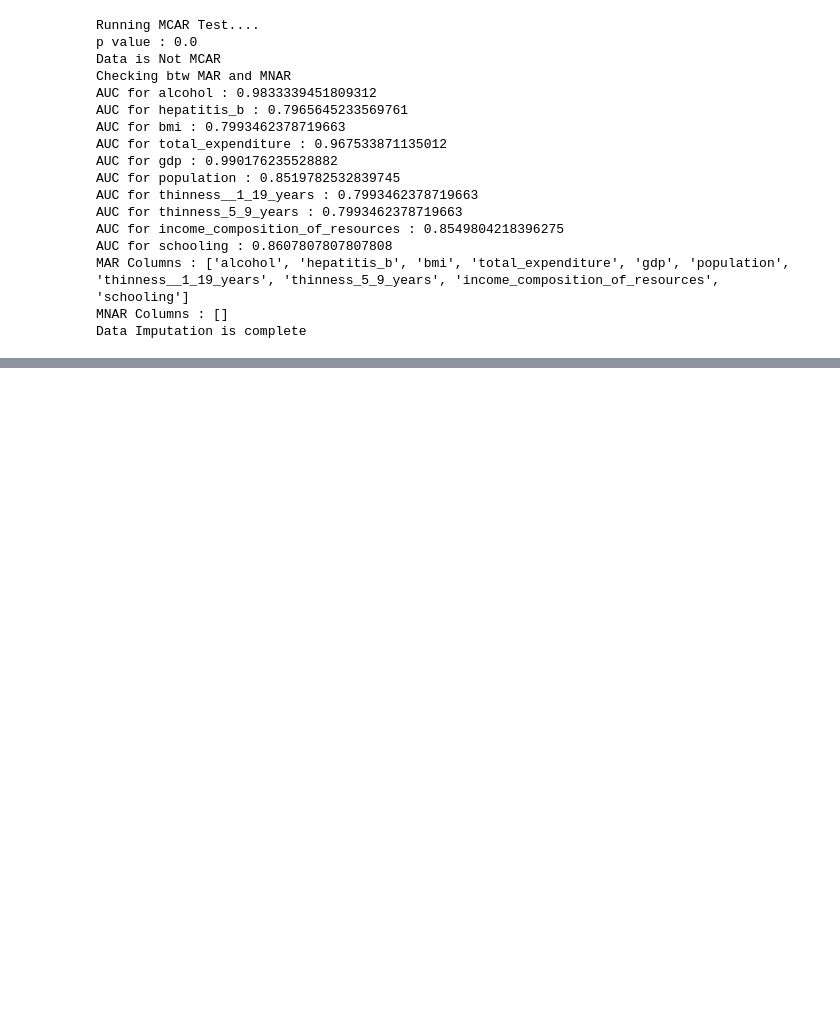
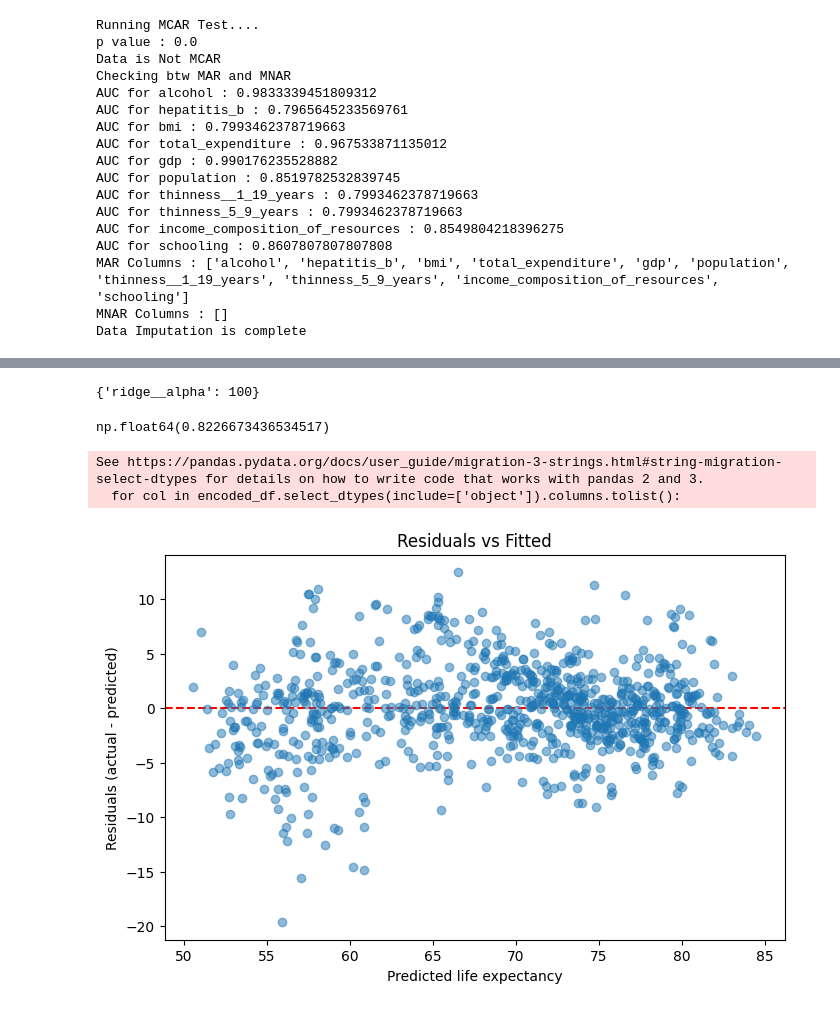
Before and after one commit to KevalSolanki77/My-ML-journey, a Jupyter notebook: Day-16-Ridge-Regressor/MyRidgeReg.ipynb, the cells around one changed output, grey strips where cells are left out. Drawn from its saved outputs; the diff is of its cells as text; code cells hidden in the pictures; blank space fills up the shorter version.

Commit message:
Done Building the pipeline

```diff
--- a/Day-16-Ridge-Regressor/MyRidgeReg.ipynb
+++ b/Day-16-Ridge-Regressor/MyRidgeReg.ipynb
@@ -259,0 +467,14 @@ vif
+# %%
+final_model = Pipeline(steps = [
+    ('imputation', imputer),
+    ("engineering", FeatureEngineer()),
+    ('transformer', transformer),
+    ('ridge', Ridge(alpha=5, solver='cholesky'))
+])
+# %%
+X = df.drop(columns=['life_expectancy'])
+y = df['life_expectancy']
+
+X_train, X_test, y_train, y_test = train_test_split(X, y ,test_size = 0.3)
+# %%
+final_model.fit(X_train, y_train)
@@ -259,0 +513,17 @@ vif
+# %%
+params = {'ridge__alpha' : [100, 500, 1000, 5000]}
+
+group_kfolds = GroupKFold(n_splits=5)
+
+grid_search = GridSearchCV(
+    estimator=final_model,
+    param_grid=params,
+    scoring='r2',
+    cv=group_kfolds
+)
+
+grid_search.fit(
+    X_train,
+    y_train,
+    groups=df.loc[X_train.index, 'country']
+)
@@ -259,0 +565,23 @@ vif
+# %%
+grid_search.best_params_
+# %% [output]
+{'ridge__alpha': 100}
+# %%
+grid_search.best_score_
+# %% [output]
+np.float64(0.8226673436534517)
+# %%
+y_pred = grid_search.best_estimator_.predict(X_test)
+residuals = y_test - y_pred
+
+plt.figure(figsize=(8,5))
+plt.scatter(y_pred, residuals, alpha=0.5, zorder=3)
+plt.axhline(0, color='red', linestyle='--')
+plt.xlabel('Predicted life expectancy')
+plt.ylabel('Residuals (actual - predicted)')
+plt.title('Residuals vs Fitted')
+plt.show()
+# %% [output]
+See https://pandas.pydata.org/docs/user_guide/migration-3-strings.html#string-migration-select-dtypes for details on how to write code that works with pandas 2 and 3.
+  for col in encoded_df.select_dtypes(include=['object']).columns.tolist():
+[figure, added]
```
Also changed, not shown: parts of 28 cells of this notebook.
